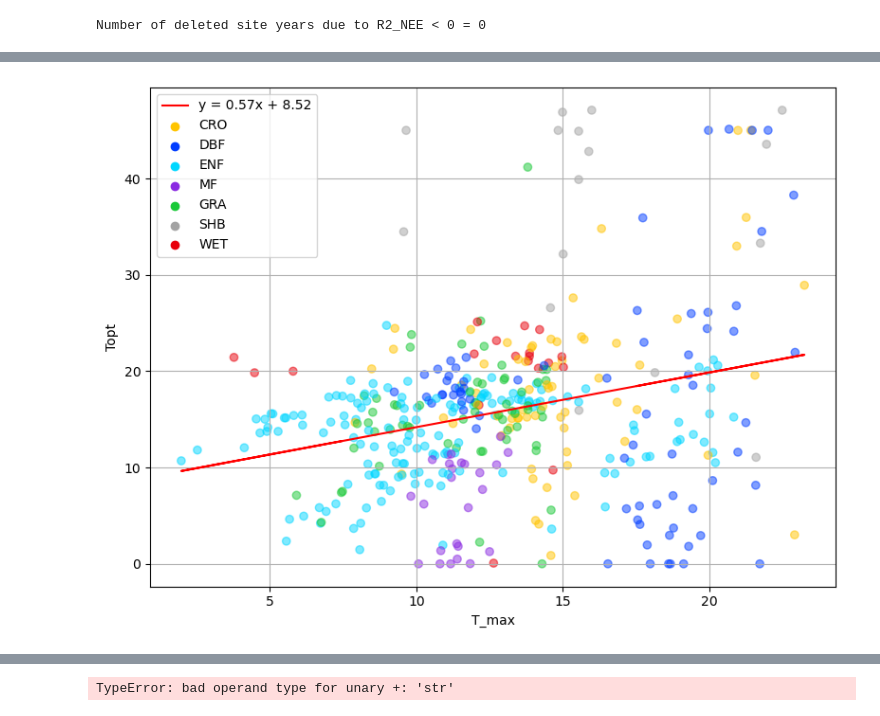
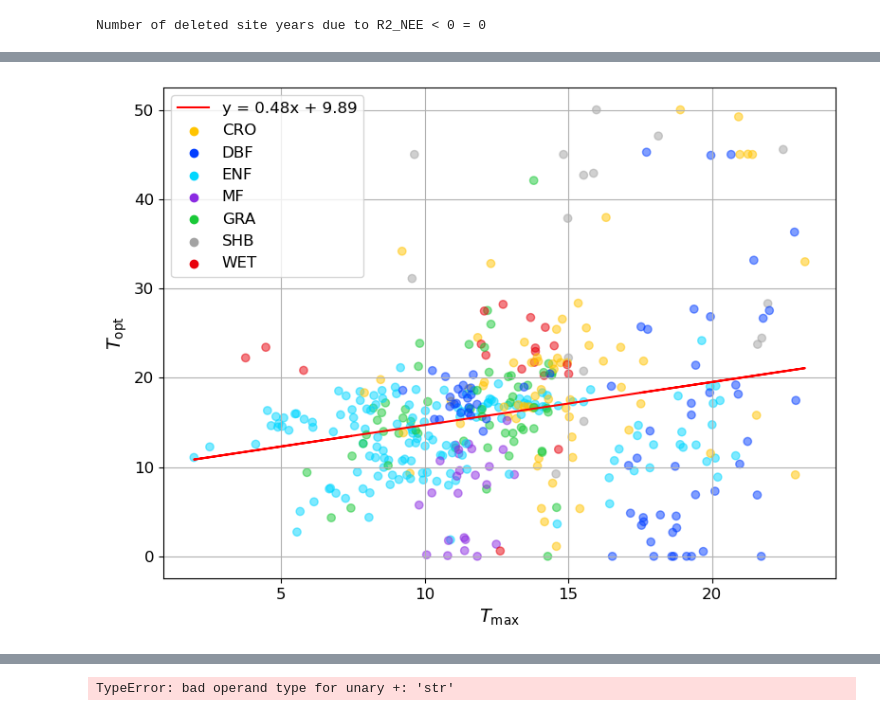
Before and after one commit to mareitzef/VPRM_tools, a Jupyter notebook: plots_for_VPRM_from_excel.ipynb, the cells around one changed output, grey strips where cells are left out. Saved outputs shown, nothing was run; the diff lists cells and outputs as text; code cells hidden in the pictures.

```diff
--- a/plots_for_VPRM_from_excel.ipynb
+++ b/plots_for_VPRM_from_excel.ipynb
@@ -5,7 +5,7 @@ import matplotlib.pyplot as plt
 import os
 import numpy as np
 
-VPRM_old_or_new = "old"
+VPRM_old_or_new = "new"
 version = "V4"
 
 region = "Europe" #  "Alps" or  "Europe"
@@ -132,7 +132,7 @@ import seaborn as sns
 
 df_parameters_nn = df_parameters.copy()
 df_parameters_nn = df_parameters_nn.dropna()
-
+font_size = 12
 color_palette = sns.color_palette('bright')
 pft_colors = {
     'CRO': color_palette[8],
@@ -154,14 +154,18 @@ poly = np.poly1d(coefficients)
 # plt.plot(df_parameters_nn["diff_unc"], poly(df_parameters_nn["diff_unc"]), color='red', label=f'y = {coefficients[0]:.2f}x + {coefficients[1]:.2f}')
 equation_regression = f'y = {coefficients[0]:.2f}x + {coefficients[1]:.2f}'
 equation_normal = 'y = x'
-plt.xlabel("JOINTUNC-RANDUNC")
-plt.ylabel("R2_NEE")
+plt.xlabel("JOINTUNC-RANDUNC", fontsize=font_size+2)
+plt.ylabel(r'$R2_{\mathrm{NEE}}$',fontsize=font_size+2)
 plt.grid(True)
+
+plt.xticks(fontsize=font_size)
+plt.yticks(fontsize=font_size)
 
 for pft, color in pft_colors.items():
     plt.scatter([], [], c=color, label=pft)  # Create an empty scatter plot for each PFT label
 
-plt.legend()
+
+plt.legend(fontsize=font_size)
 
 plt.tight_layout()
 plt.savefig(
@@ -195,0 +200,5 @@ The PostScript backend does not support transparency; partially transparent arti
+# %%
+# Drop the rows where "R2_Reco" is smaller than -10
+df_parameters_nn = df_parameters_nn[df_parameters_nn["Topt"] < 1 ]
+
+print(df_parameters_nn["Topt"]-df_parameters_nn["T_mean"])
@@ -266,47 +292,50 @@ poly = np.poly1d(coefficients)
 plt.plot(df_parameters_nn["T_max"], poly(df_parameters_nn["T_max"]), color='red', label=f'y = {coefficients[0]:.2f}x + {coefficients[1]:.2f}')
 equation_regression = f'y = {coefficients[0]:.2f}x + {coefficients[1]:.2f}'
 equation_normal = 'y = x'
-plt.xlabel("T_max")
-plt.ylabel("Topt")
+plt.xlabel(r'$T_{\mathrm{max}}$',fontsize=font_size+2)
+plt.ylabel(r'$T_{\mathrm{opt}}$',fontsize=font_size+2)
+plt.xticks(fontsize=font_size)
+plt.yticks(fontsize=font_size)
+
 plt.grid(True)
 
 for pft, color in pft_colors.items():
     plt.scatter([], [], c=color, label=pft)  # Create an empty scatter plot for each PFT label
 
-plt.legend()
+plt.legend(fontsize=font_size)
 
 plt.tight_layout()
 plt.savefig(
     base_path
     + "/regression_Topt_vs_Tmax_"
     + VPRM_old_or_new
     + "_"
     + run_ID
     + "_"
     + str_R2_lt_zero
     + ".eps",
     dpi=300,
     bbox_inches="tight",
 )
 # %% [output]
 *c* argument looks like a single numeric RGB or RGBA sequence, which should be avoided as value-mapping will have precedence in case its length matches with *x* & *y*.  Please use the *color* keyword- ...
 *c* argument looks like a single numeric RGB or RGBA sequence, which should be avoided as value-mapping will have precedence in case its length matches with *x* & *y*.  Please use the *color* keyword- ...
 *c* argument looks like a single numeric RGB or RGBA sequence, which should be avoided as value-mapping will have precedence in case its length matches with *x* & *y*.  Please use the *color* keyword- ...
 *c* argument looks like a single numeric RGB or RGBA sequence, which should be avoided as value-mapping will have precedence in case its length matches with *x* & *y*.  Please use the *color* keyword- ...
 *c* argument looks like a single numeric RGB or RGBA sequence, which should be avoided as value-mapping will have precedence in case its length matches with *x* & *y*.  Please use the *color* keyword- ...
 *c* argument looks like a single numeric RGB or RGBA sequence, which should be avoided as value-mapping will have precedence in case its length matches with *x* & *y*.  Please use the *color* keyword- ...
 *c* argument looks like a single numeric RGB or RGBA sequence, which should be avoided as value-mapping will have precedence in case its length matches with *x* & *y*.  Please use the *color* keyword- ...
 The PostScript backend does not support transparency; partially transparent artists will be rendered opaque.
 The PostScript backend does not support transparency; partially transparent artists will be rendered opaque.
 The PostScript backend does not support transparency; partially transparent artists will be rendered opaque.
 The PostScript backend does not support transparency; partially transparent artists will be rendered opaque.
 The PostScript backend does not support transparency; partially transparent artists will be rendered opaque.
 ... (821 lines left out)
 The PostScript backend does not support transparency; partially transparent artists will be rendered opaque.
 The PostScript backend does not support transparency; partially transparent artists will be rendered opaque.
 The PostScript backend does not support transparency; partially transparent artists will be rendered opaque.
 The PostScript backend does not support transparency; partially transparent artists will be rendered opaque.
-[figure, old version]
+[figure, new version]
 # %%
 if VPRM_old_or_new == "new":
     parameters_to_plot = [
```
Also changed, not shown: parts of 6 cells of this notebook, 5 other files.
